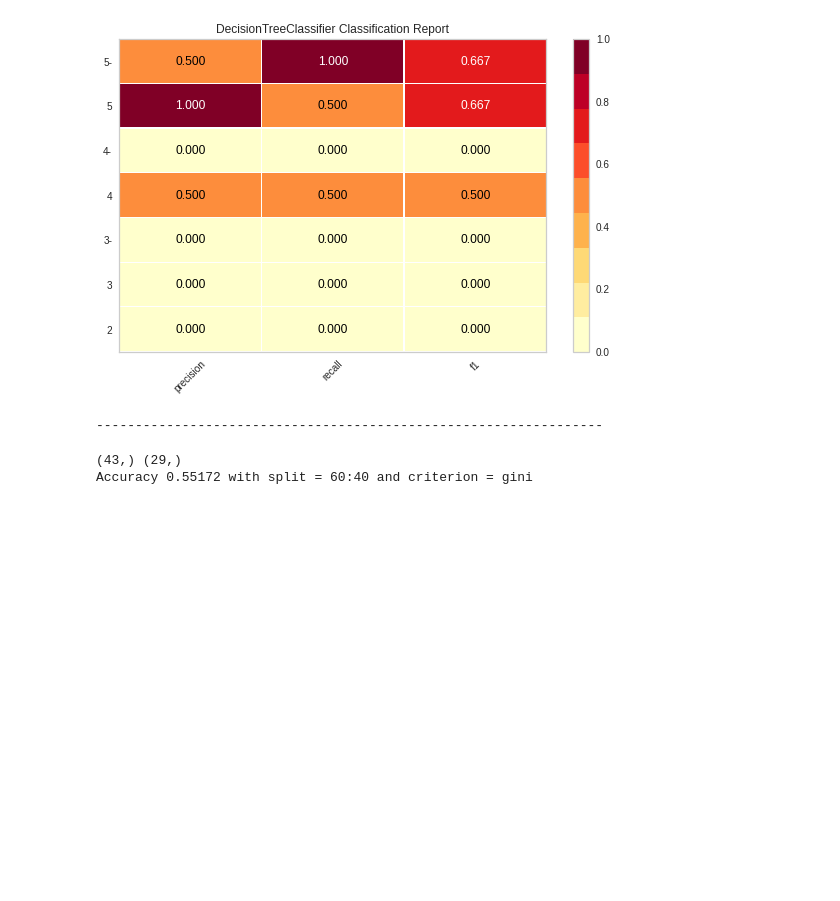
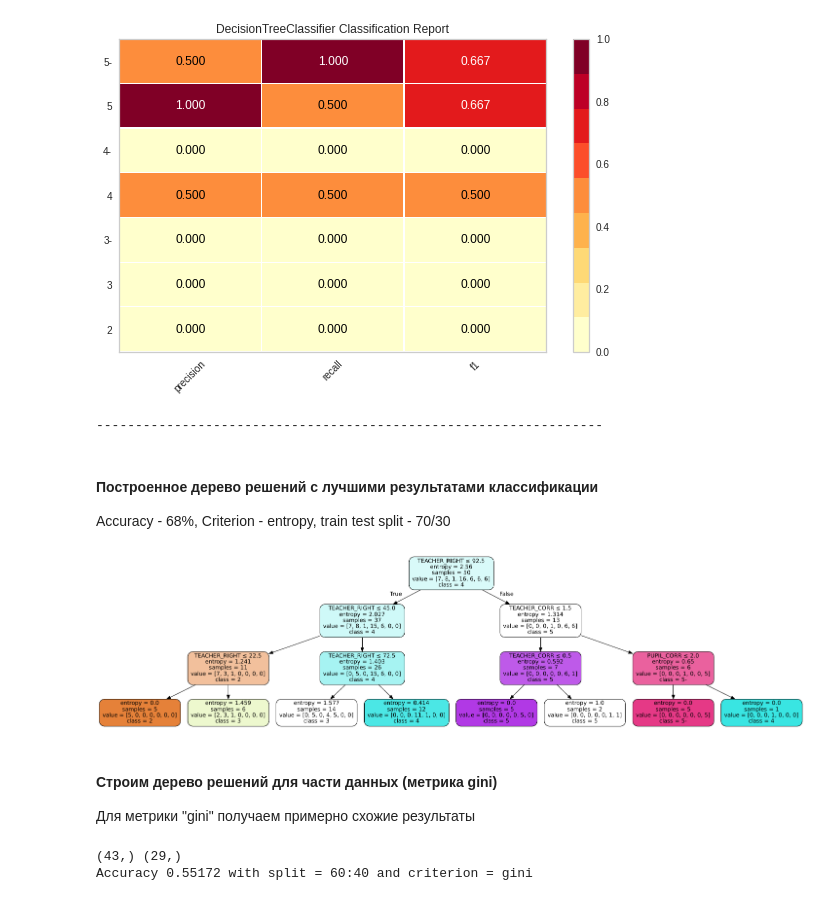
Before and after one commit to logisticAKB/labs-sem-8, a Jupyter notebook: analysys/clf-1/clf-1.ipynb, the cells around one changed output. Drawn from its saved outputs; the diff is of its cells as text; code cells hidden in the pictures; blank space fills up the shorter version.

```diff
--- a/analysys/clf-1/clf-1.ipynb
+++ b/analysys/clf-1/clf-1.ipynb
@@ -134,6 +148,17 @@ Accuracy 0.53333 with split = 80:20 and criterion = entropy
 Accuracy 0.375 with split = 90:10 and criterion = entropy
 [figure]
 -----------------------------------------------------------------
+# %% [markdown]
+#### **Построенное дерево решений с лучшими результатами классификации**
+Accuracy - 68%, Criterion - entropy, train test split - 70/30
+# %%
+from IPython.display import Image
+Image(filename='grades-70:30-entropy.png')
+# %% [output]
+[figure, added]
+# %% [markdown]
+#### **Строим дерево решений для части данных (метрика gini)**
+Для метрики "gini" получаем примерно схожие результаты
 # %%
 for spl in range(4, 0, -1):
     build_tree(X, y, round(spl * 0.1, 1), 'gini')
```
Also changed, not shown: parts of 7 cells of this notebook, 10 other files.
